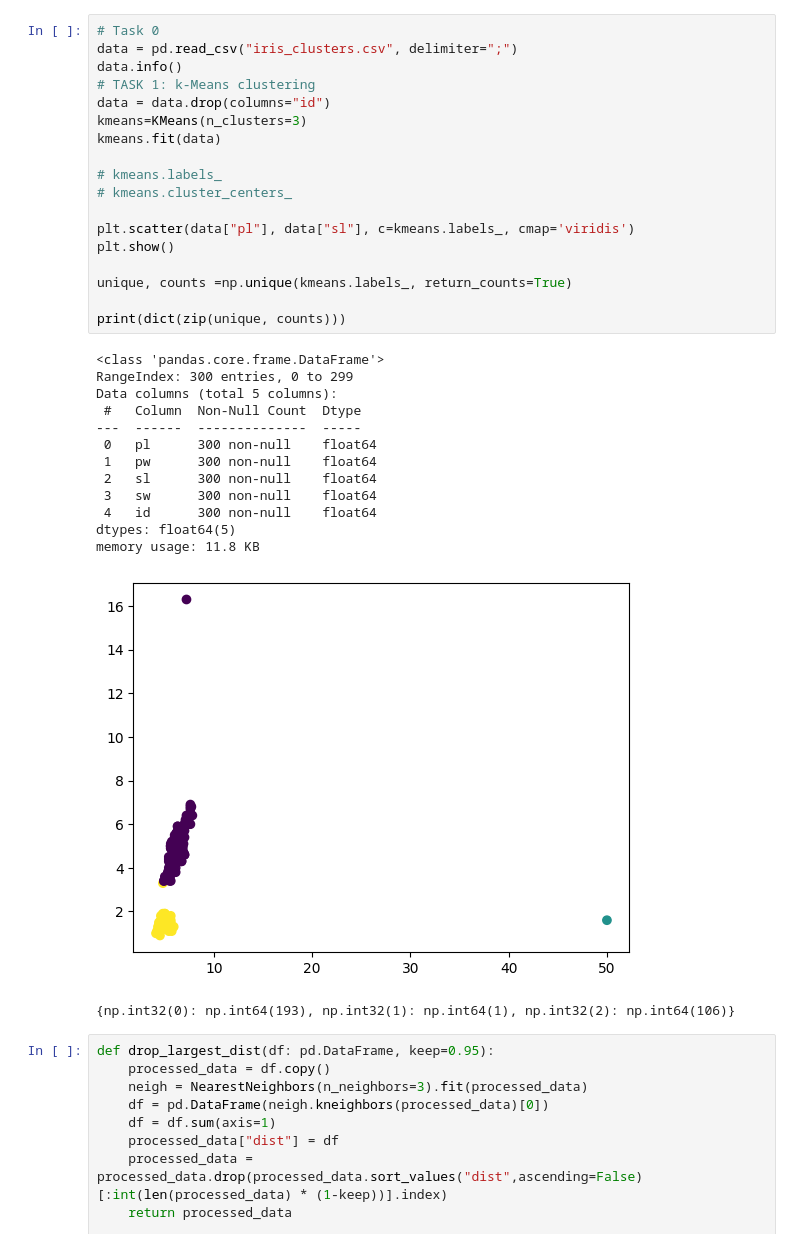
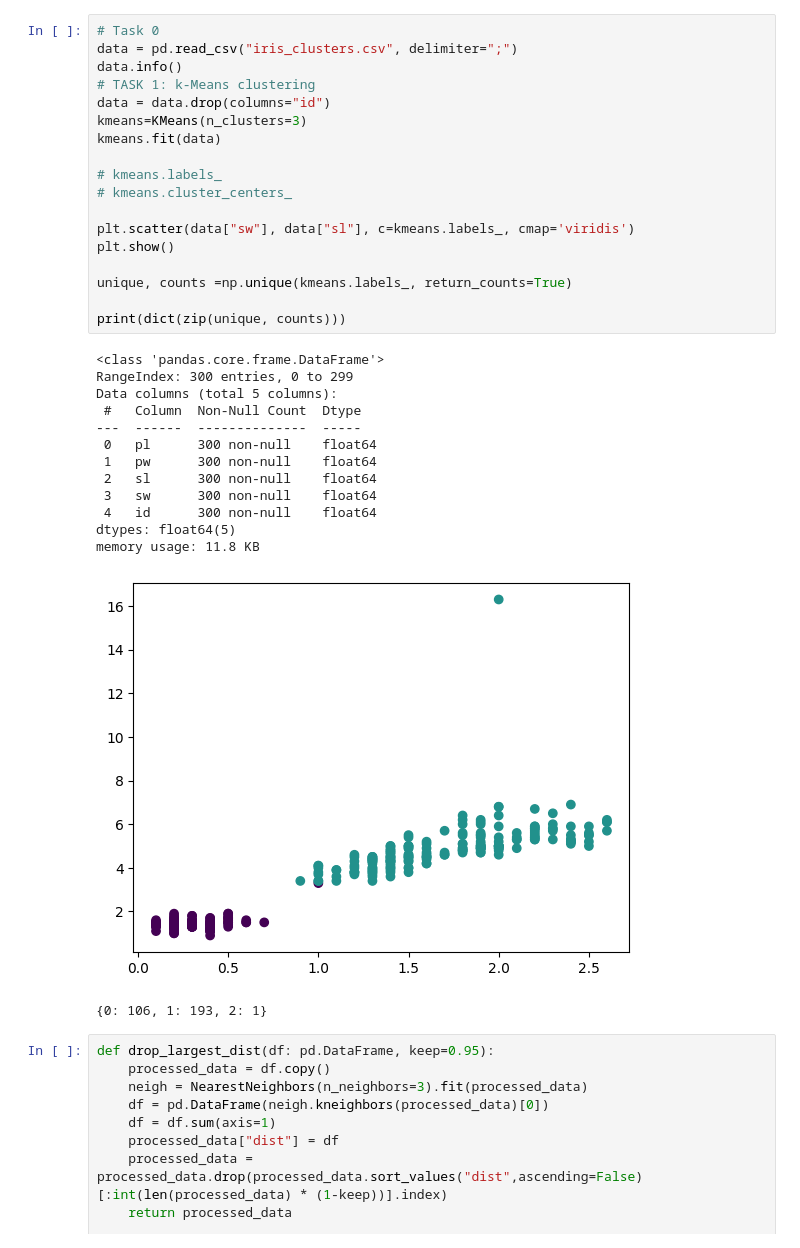
Before and after one commit to otha4350/datamining, a Jupyter notebook: assignment 3/main.ipynb, the cells around one changed output. Cells and saved outputs as stored; diff of their text form.

```diff
--- a/assignment 3/main.ipynb
+++ b/assignment 3/main.ipynb
@@ -11,36 +16,36 @@ from sklearn.metrics import davies_bouldin_score
 # %%
 # Task 0
 data = pd.read_csv("iris_clusters.csv", delimiter=";")
 data.info()
 # TASK 1: k-Means clustering
 data = data.drop(columns="id")
 kmeans=KMeans(n_clusters=3)
 kmeans.fit(data)
 
 # kmeans.labels_
 # kmeans.cluster_centers_
 
-plt.scatter(data["pl"], data["sl"], c=kmeans.labels_, cmap='viridis')
+plt.scatter(data["sw"], data["sl"], c=kmeans.labels_, cmap='viridis')
 plt.show()
 
 unique, counts =np.unique(kmeans.labels_, return_counts=True)
 
 print(dict(zip(unique, counts)))
 # %% [output]
 <class 'pandas.core.frame.DataFrame'>
 RangeIndex: 300 entries, 0 to 299
 Data columns (total 5 columns):
  #   Column  Non-Null Count  Dtype
 ---  ------  --------------  -----
  0   pl      300 non-null    float64
  1   pw      300 non-null    float64
  2   sl      300 non-null    float64
  3   sw      300 non-null    float64
  4   id      300 non-null    float64
 dtypes: float64(5)
 memory usage: 11.8 KB
-[figure, old version]
+[figure, new version]
-{np.int32(0): np.int64(193), np.int32(1): np.int64(1), np.int32(2): np.int64(106)}
+{0: 106, 1: 193, 2: 1}
 # %%
 def drop_largest_dist(df: pd.DataFrame, keep=0.95):
     processed_data = df.copy()
```
Also changed, not shown: parts of 10 cells of this notebook, 1 other file.
